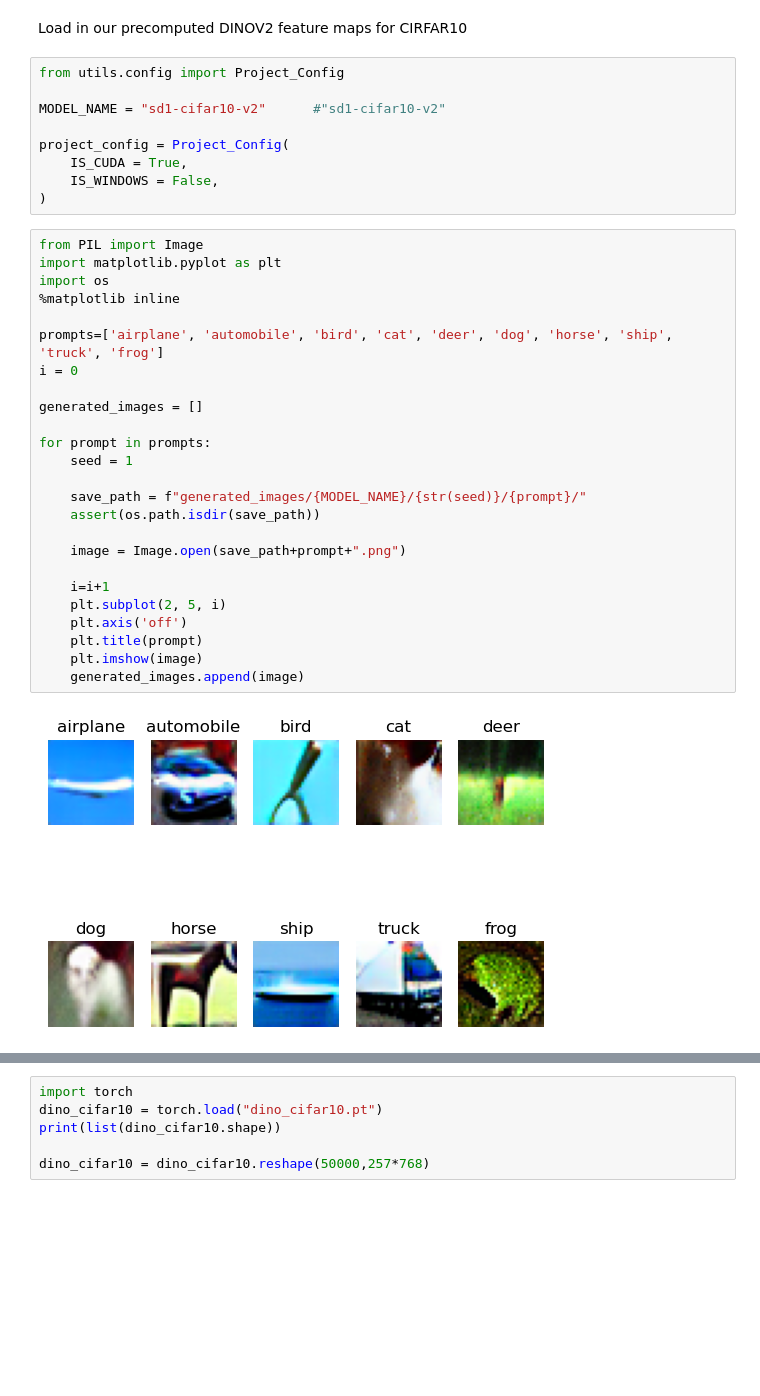
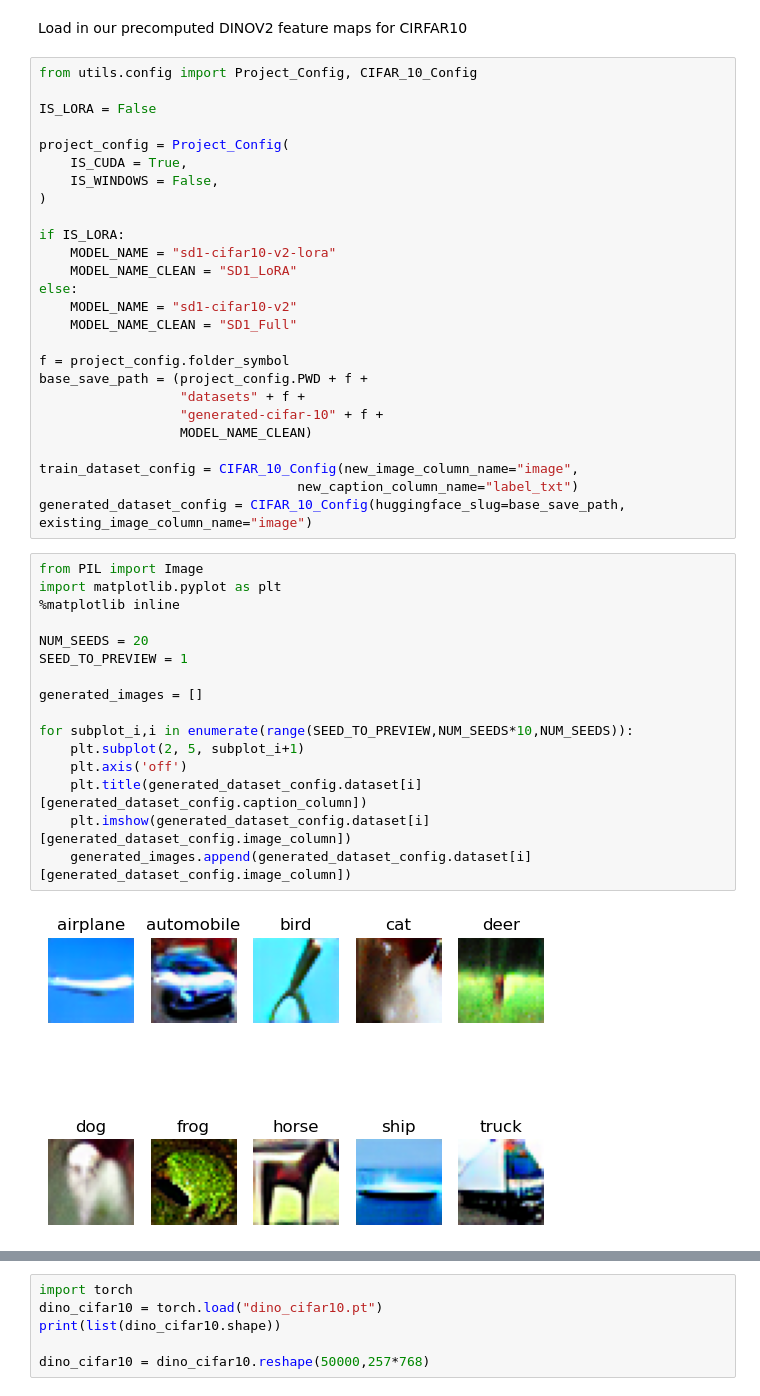
Before and after one commit to Naterjack/Data-Attribution-for-Stable-Diffusion, a Jupyter notebook: SD1_DINO_Attribution.ipynb, the cells around one changed output, grey strips where cells are left out. Drawn from its saved outputs; the diff is of its cells as text; blank space fills up the shorter version.

```diff
--- a/SD1_DINO_Attribution.ipynb
+++ b/SD1_DINO_Attribution.ipynb
@@ -1,38 +1,46 @@
 # %% [markdown]
 Load in our precomputed DINOV2 feature maps for CIRFAR10
-# %%
-from utils.config import Project_Config
-
-MODEL_NAME = "sd1-cifar10-v2"      #"sd1-cifar10-v2"
-
-project_config = Project_Config(
-    IS_CUDA = True,
-    IS_WINDOWS = False,
-)
-# %%
-from PIL import Image
-import matplotlib.pyplot as plt
-import os
-%matplotlib inline
-
-prompts=['airplane', 'automobile', 'bird', 'cat', 'deer', 'dog', 'horse', 'ship', 'truck', 'frog']
-i = 0
-
-generated_images = []
-
-for prompt in prompts:
-    seed = 1
-
-    save_path = f"generated_images/{MODEL_NAME}/{str(seed)}/{prompt}/"
-    assert(os.path.isdir(save_path))
-
-    image = Image.open(save_path+prompt+".png")
-
-    i=i+1
-    plt.subplot(2, 5, i)
-    plt.axis('off')
-    plt.title(prompt)
-    plt.imshow(image)
-    generated_images.append(image)
-# %% [output]
-[figure, removed]
+# %%
+from utils.config import Project_Config, CIFAR_10_Config
+
+IS_LORA = False
+
+project_config = Project_Config(
+    IS_CUDA = True,
+    IS_WINDOWS = False,
+)
+
+if IS_LORA:
+    MODEL_NAME = "sd1-cifar10-v2-lora"
+    MODEL_NAME_CLEAN = "SD1_LoRA"
+else:
+    MODEL_NAME = "sd1-cifar10-v2"
+    MODEL_NAME_CLEAN = "SD1_Full"
+
+f = project_config.folder_symbol
+base_save_path = (project_config.PWD + f +
+                  "datasets" + f +
+                  "generated-cifar-10" + f +
+                  MODEL_NAME_CLEAN)
+
+train_dataset_config = CIFAR_10_Config(new_image_column_name="image",
+                                 new_caption_column_name="label_txt")
+generated_dataset_config = CIFAR_10_Config(huggingface_slug=base_save_path, existing_image_column_name="image")
+# %%
+from PIL import Image
+import matplotlib.pyplot as plt
+%matplotlib inline
+
+NUM_SEEDS = 20
+SEED_TO_PREVIEW = 1
+
+generated_images = []
+
+for subplot_i,i in enumerate(range(SEED_TO_PREVIEW,NUM_SEEDS*10,NUM_SEEDS)):
+    plt.subplot(2, 5, subplot_i+1)
+    plt.axis('off')
+    plt.title(generated_dataset_config.dataset[i][generated_dataset_config.caption_column])
+    plt.imshow(generated_dataset_config.dataset[i][generated_dataset_config.image_column])
+    generated_images.append(generated_dataset_config.dataset[i][generated_dataset_config.image_column])
+# %% [output]
+[figure, added]
```
Also changed, not shown: parts of 10 cells of this notebook, 2 other files.
